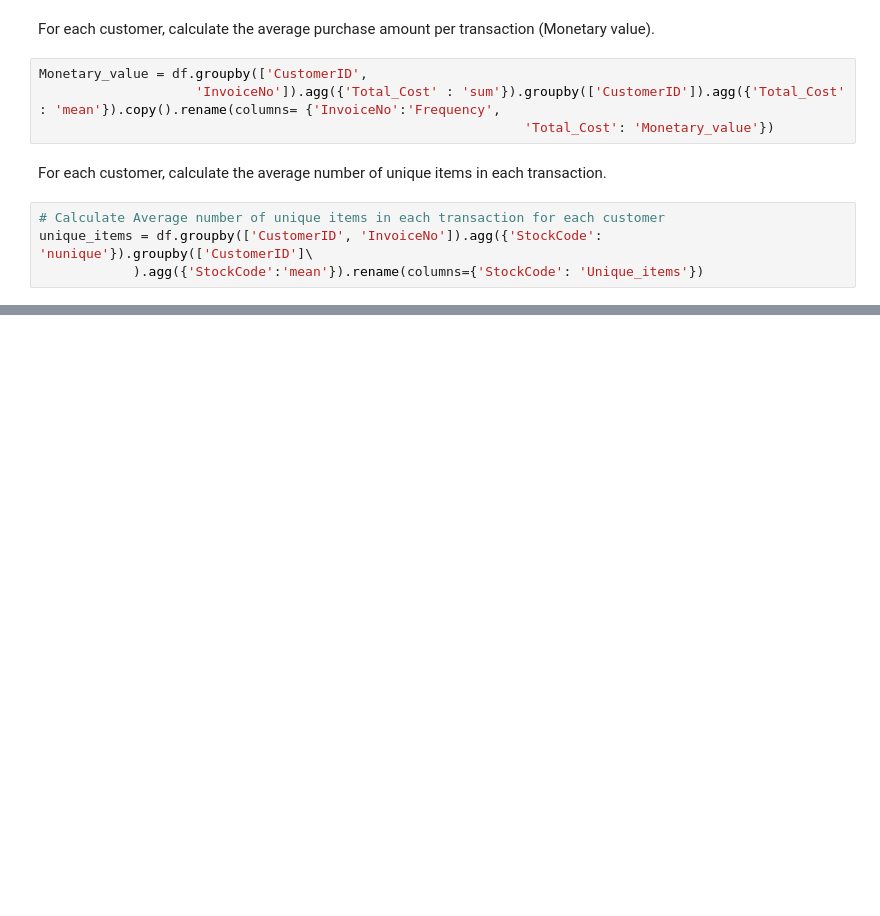
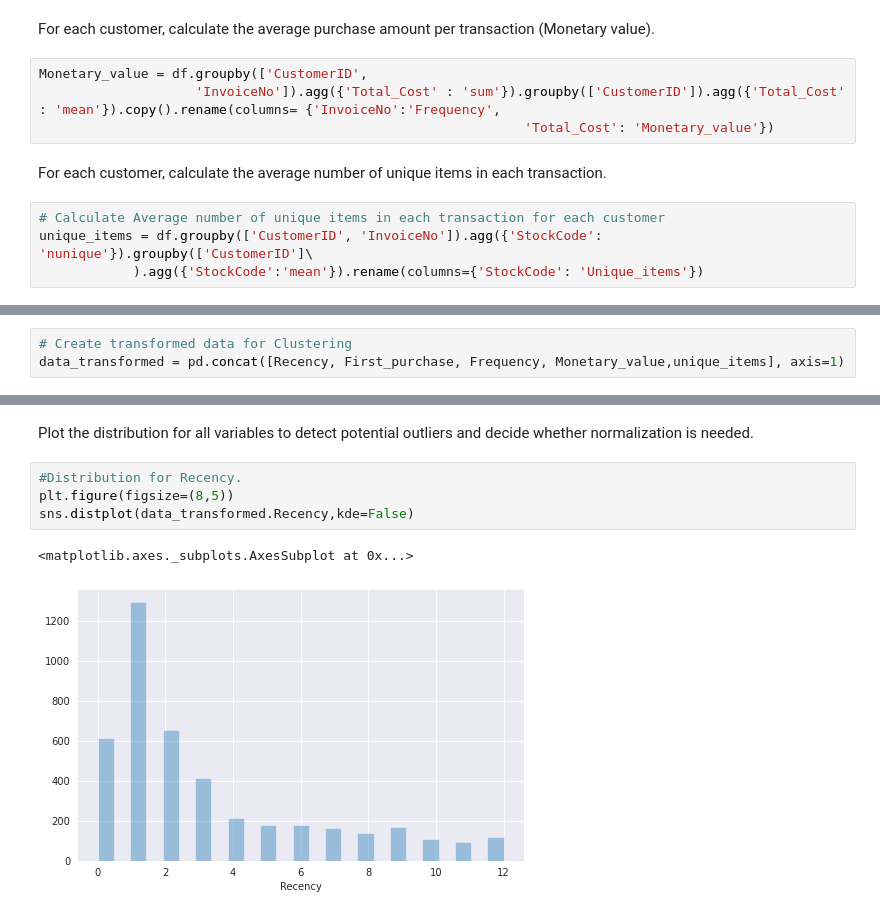
Before and after one commit to Ranjitkumarmuduli/Capstone-Project--4, a Jupyter notebook: Online_Retail_Customer_Segmentation_Capstone_Project.ipynb, the cells around one changed output, grey strips where cells are left out. Saved outputs shown, nothing was run; the diff lists cells and outputs as text; blank space fills up the shorter version.

```diff
--- a/Online_Retail_Customer_Segmentation_Capstone_Project.ipynb
+++ b/Online_Retail_Customer_Segmentation_Capstone_Project.ipynb
@@ -711,0 +718,3 @@ unique_items = df.groupby(['CustomerID', 'InvoiceNo']).agg({'StockCode': 'nuniqu
+# %%
+# Create transformed data for Clustering
+data_transformed = pd.concat([Recency, First_purchase, Frequency, Monetary_value,unique_items], axis=1)
@@ -711,0 +733,9 @@ unique_items = df.groupby(['CustomerID', 'InvoiceNo']).agg({'StockCode': 'nuniqu
+# %% [markdown]
+Plot the distribution for all variables to detect potential outliers and decide whether normalization is needed.
+# %%
+#Distribution for Recency.
+plt.figure(figsize=(8,5))
+sns.distplot(data_transformed.Recency,kde=False)
+# %% [output]
+<matplotlib.axes._subplots.AxesSubplot at 0x...>
+[figure, added]
```
Also changed, not shown: parts of 12 cells of this notebook.
